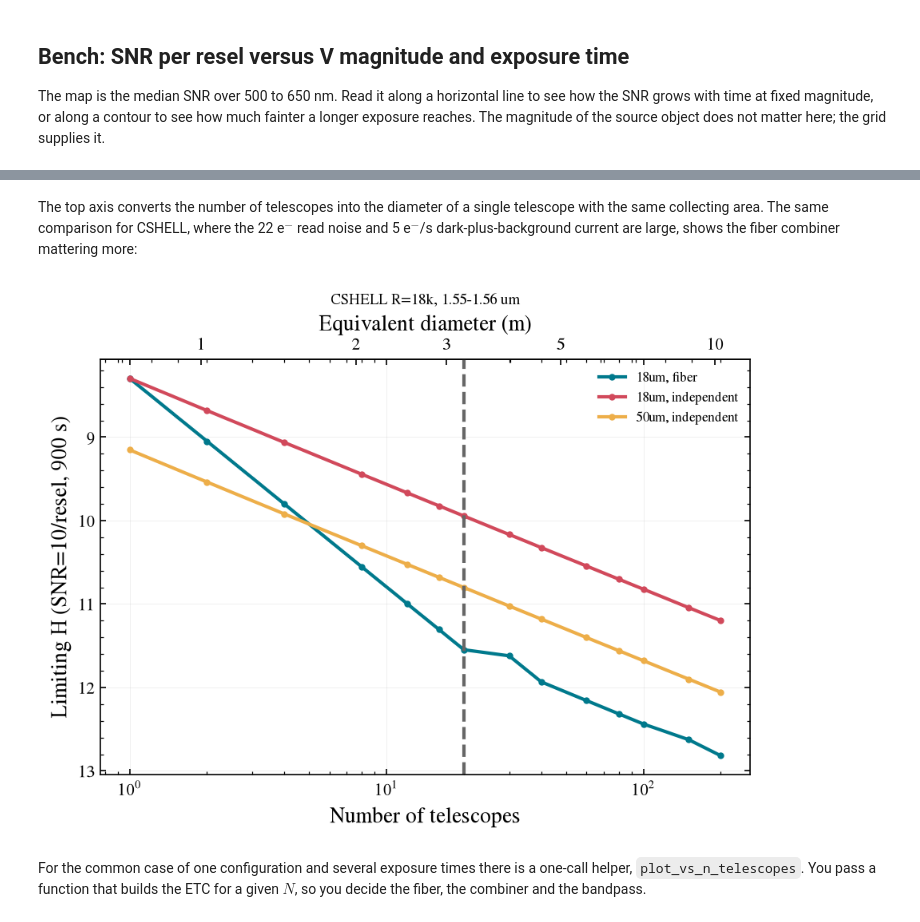
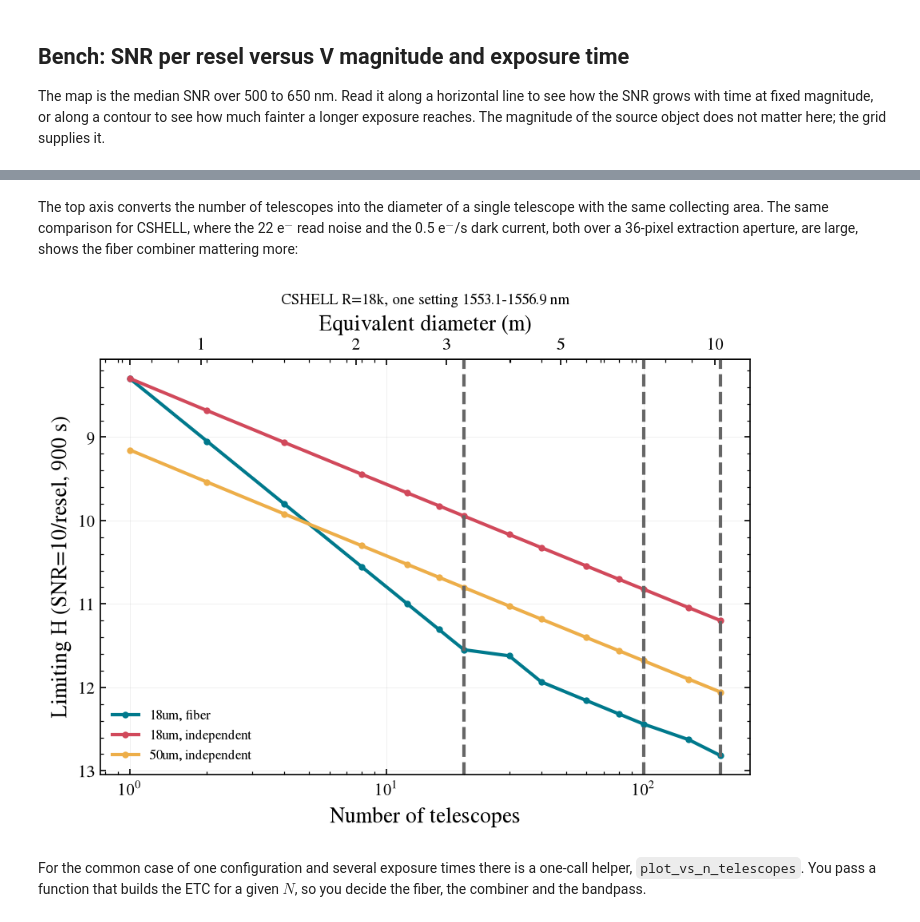
Before and after one commit to schmidt-observatories/lfast-etc, a Jupyter notebook: notebooks/02_sensitivity_maps_and_array_scaling.ipynb, the cells around one changed output, grey strips where cells are left out. Cells and saved outputs as stored; diff of their text form; code cells hidden in the pictures.

```diff
--- a/notebooks/02_sensitivity_maps_and_array_scaling.ipynb
+++ b/notebooks/02_sensitivity_maps_and_array_scaling.ipynb
@@ -41,11 +43,13 @@ Same map for CSHELL in its native R = 18,000 mode, for one echelle setting at 1.
 The grid starts at 8 s because that is the shortest Fowler-sampled read for which the quoted
 read noise applies.
 # %%
-cshell = LFASTETC("cshell_r18000", n_telescopes=20, wavelength_min_nm=1550, wavelength_max_nm=1560)
+cs = Instrument.from_preset("cshell_r18000")
+lo, hi = cs.setting_window(1555.0)               # one echelle setting (free spectral range ~2.5e-3 lambda)
+cshell = LFASTETC(cs, n_telescopes=20, wavelength_min_nm=lo, wavelength_max_nm=hi)
 kstar = Source.blackbody(4500, mag=0, band="H")
 mags_h = np.linspace(2, 16, 57)
 exps_h = exps[exps >= cshell.instrument.min_exptime]
-snr_h = cshell.snr_grid(kstar, mags_h, exps_h, wavelength=(1550, 1560))
+snr_h = cshell.snr_grid(kstar, mags_h, exps_h, wavelength=(lo, hi))
 plot_snr_map(mags_h, exps_h, snr_h, band="H", levels=(3, 10, 30, 100, 300),
-             title="CSHELL R=18k, 20 telescopes, 1.55-1.56 um");
+             title=f"CSHELL R=18k, 20 telescopes, one setting {lo:.1f}-{hi:.1f} nm");
 # %% [output]
@@ -94,7 +101,8 @@ for fiber, combine, tpi in configs:
             label=f"{fiber}, {combine}" + (" (ideal single combiner)" if tpi is None else ""))
 ax.set_xscale('log'); ax.invert_yaxis()
 ax.set_xlabel("Number of telescopes"); ax.set_ylabel("Limiting V (SNR=10/resel, 900 s)")
-ax.axvline(20, color='0.4', ls='--'); ax.text(21, ax.get_ylim()[1]+0.3, "nominal 20", fontsize=8)
+for n, txt, ha in ((20, "nominal 20", 'left'), (100, "100", 'left'), (200, "200", 'right')):
+    ax.axvline(n, color='0.4', ls='--'); ax.text(n*1.05 if ha == 'left' else n/1.05, ax.get_ylim()[1]+0.3, txt, fontsize=8, ha=ha)
 ax.legend(fontsize=8); ax.set_title("Bench R~1800, median over 500-650 nm", fontsize=9)
 equivalent_diameter_axis(ax);
 # %% [output]
@@ -102,20 +110,23 @@ equivalent_diameter_axis(ax);
 # %% [markdown]
 The top axis converts the number of telescopes into the diameter of a single telescope with the
-same collecting area. The same comparison for CSHELL, where the 22 e$^-$ read noise and 5
-e$^-$/s dark-plus-background current are large, shows the fiber combiner mattering more:
+same collecting area. The same comparison for CSHELL, where the 22 e$^-$ read noise and the 0.5
+e$^-$/s dark current, both over a 36-pixel extraction aperture, are large, shows the fiber combiner
+mattering more:
 # %%
 fig, ax = plt.subplots(figsize=(7, 4.5))
 for fiber, combine in (("18um", "fiber"), ("18um", "independent"), ("50um", "independent")):
     lim = [LFASTETC("cshell_r18000", telescope=Telescope(n_telescopes=int(n), fiber=fiber, combine=combine),
-                    wavelength_min_nm=1550, wavelength_max_nm=1560).limiting_magnitude(kstar, 900, 10)
+                    wavelength_min_nm=lo, wavelength_max_nm=hi).limiting_magnitude(kstar, 900, 10)
            for n in ns]
     ax.plot(ns, lim, marker='o', ms=3, label=f"{fiber}, {combine}")
 ax.set_xscale('log'); ax.invert_yaxis()
 ax.set_xlabel("Number of telescopes"); ax.set_ylabel("Limiting H (SNR=10/resel, 900 s)")
-ax.axvline(20, color='0.4', ls='--'); ax.legend(fontsize=8); ax.set_title("CSHELL R=18k, 1.55-1.56 um", fontsize=9)
+for n in (20, 100, 200):
+    ax.axvline(n, color='0.4', ls='--')
+ax.legend(fontsize=8); ax.set_title(f"CSHELL R=18k, one setting {lo:.1f}-{hi:.1f} nm", fontsize=9)
 equivalent_diameter_axis(ax);
 # %% [output]
-[figure, old version]
+[figure, new version]
 # %% [markdown]
 For the common case of one configuration and several exposure times there is a one-call helper,
 `plot_vs_n_telescopes`. You pass a function that builds the ETC for a given $N$, so you decide
```
Also changed, not shown: parts of 12 cells of this notebook, 4 other files.
